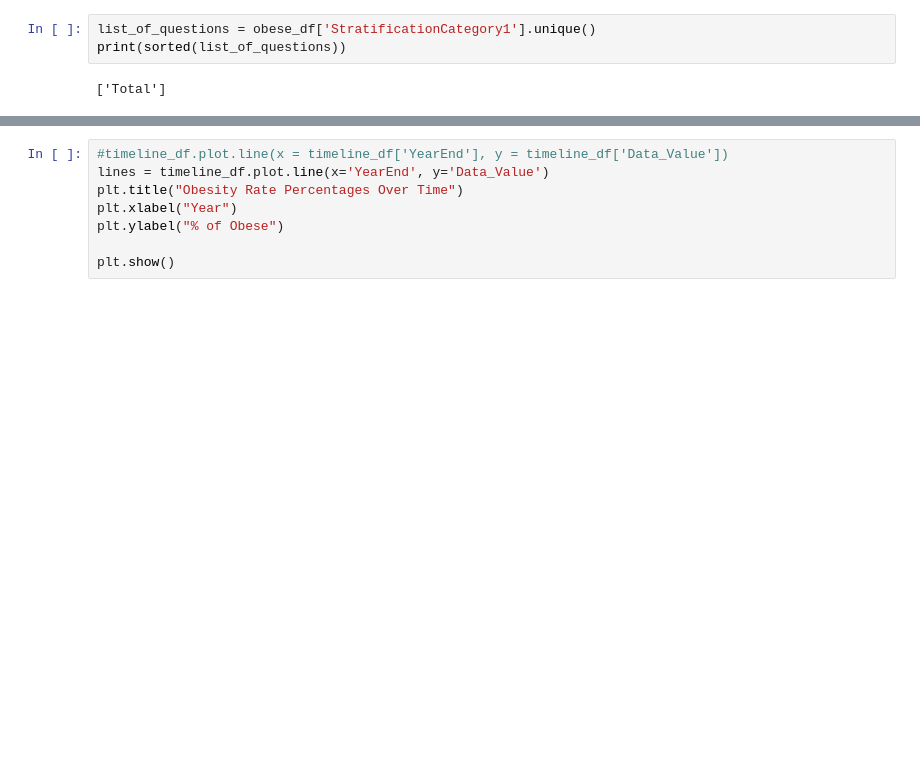
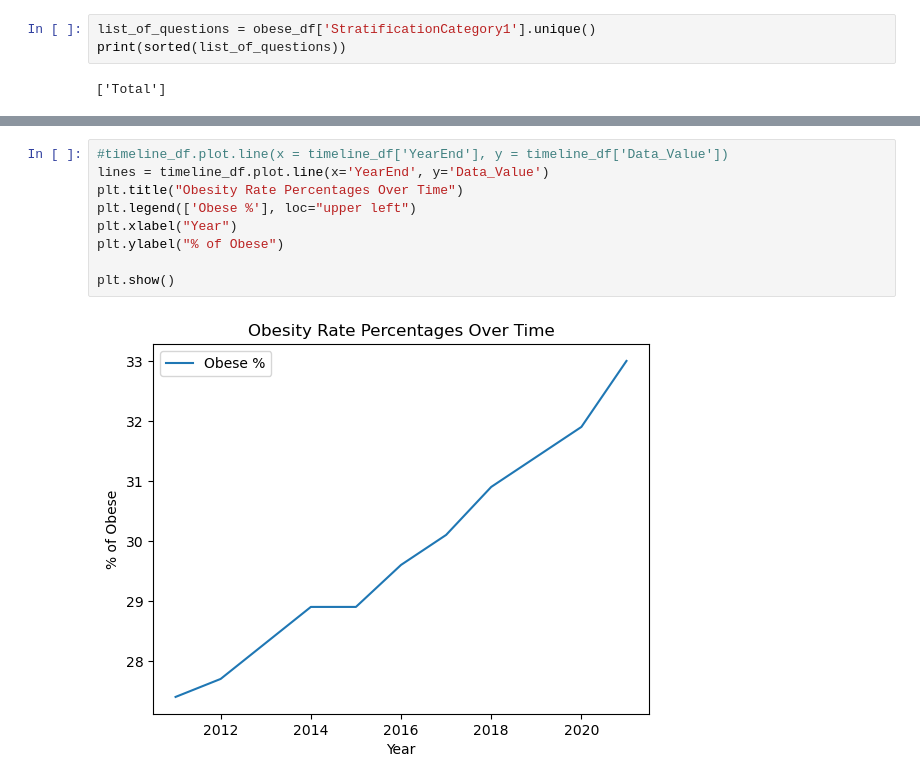
Before and after one commit to sma005/project-one-group-4, a Jupyter notebook: obesity_study_csv.ipynb, the cells around one changed output, grey strips where cells are left out. Saved outputs shown, nothing was run; the diff lists cells and outputs as text; blank space fills up the shorter version.

```diff
--- a/obesity_study_csv.ipynb
+++ b/obesity_study_csv.ipynb
@@ -211,8 +224,11 @@ timeline_df
-# %%
-#timeline_df.plot.line(x = timeline_df['YearEnd'], y = timeline_df['Data_Value'])
-lines = timeline_df.plot.line(x='YearEnd', y='Data_Value')
-plt.title("Obesity Rate Percentages Over Time")
-plt.xlabel("Year")
-plt.ylabel("% of Obese")
-
-plt.show()
+# %%
+#timeline_df.plot.line(x = timeline_df['YearEnd'], y = timeline_df['Data_Value'])
+lines = timeline_df.plot.line(x='YearEnd', y='Data_Value')
+plt.title("Obesity Rate Percentages Over Time")
+plt.legend(['Obese %'], loc="upper left")
+plt.xlabel("Year")
+plt.ylabel("% of Obese")
+
+plt.show()
+# %% [output]
+[figure, added]
```
Also changed, not shown: parts of 2 cells of this notebook.
